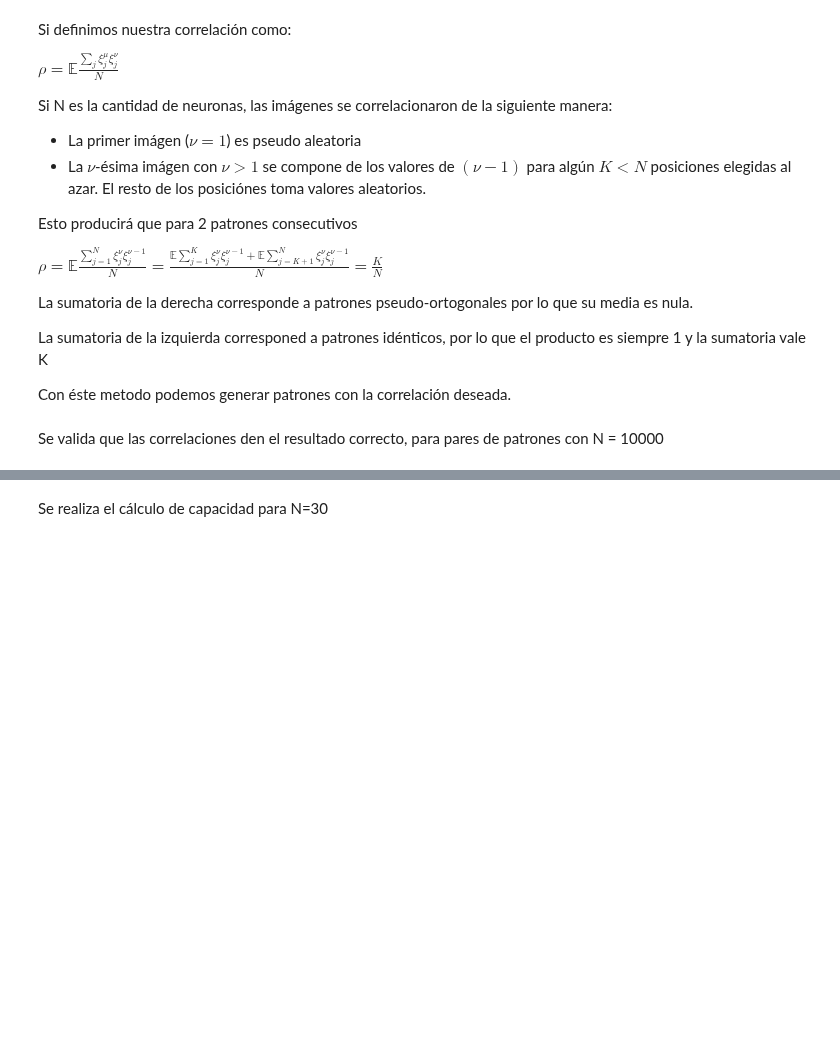
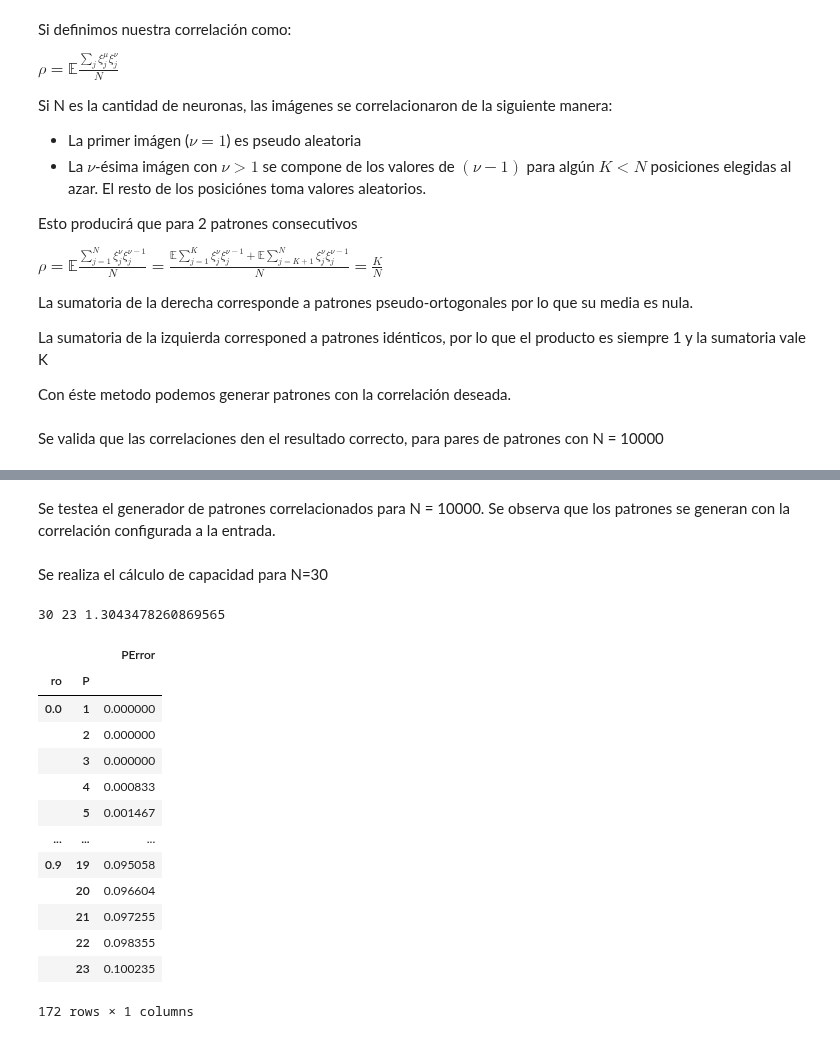
Before and after one commit to xvan/RedesNeuronales, a Jupyter notebook: TP1/TP1.ipynb, the cells around one changed output, grey strips where cells are left out. Drawn from its saved outputs; the diff is of its cells as text; code cells hidden in the pictures; blank space fills up the shorter version.

```diff
--- a/TP1/TP1.ipynb
+++ b/TP1/TP1.ipynb
@@ -596,3 +601,5 @@ myCorr.plot()
+# %% [markdown]
+Se testea el generador de patrones correlacionados para N = 10000. Se observa que los patrones se generan con la correlación configurada a la entrada.
 # %% [markdown]
 Se realiza el cálculo de capacidad para N=30
 # %%
@@ -617,5 +627,21 @@ def corrPlotCapacity(df):
     plt.legend()
 # %%
-corrCapacity=corrFillTable(hopfield, 30, np.arange(0,1,0.1))
+corrCapacity=corrFillTable(lambda a,b,c,d: syncHopfield(a,b,c,d,1), 30, np.arange(0,1,0.1))
 corrCapacity
+# %% [output]
+30 23 1.3043478260869565
+|  |  | PError |
+| ro | P |  |
+| 0.0 | 1 | 0.000000 |
+|  | 2 | 0.000000 |
+|  | 3 | 0.000000 |
+|  | 4 | 0.000833 |
+|  | 5 | 0.001467 |
+| ... | ... | ... |
+| 0.9 | 19 | 0.095058 |
+|  | 20 | 0.096604 |
+|  | 21 | 0.097255 |
+|  | 22 | 0.098355 |
+|  | 23 | 0.100235 |
+172 rows × 1 columns
 # %%
```
Also changed, not shown: parts of 41 cells of this notebook.
